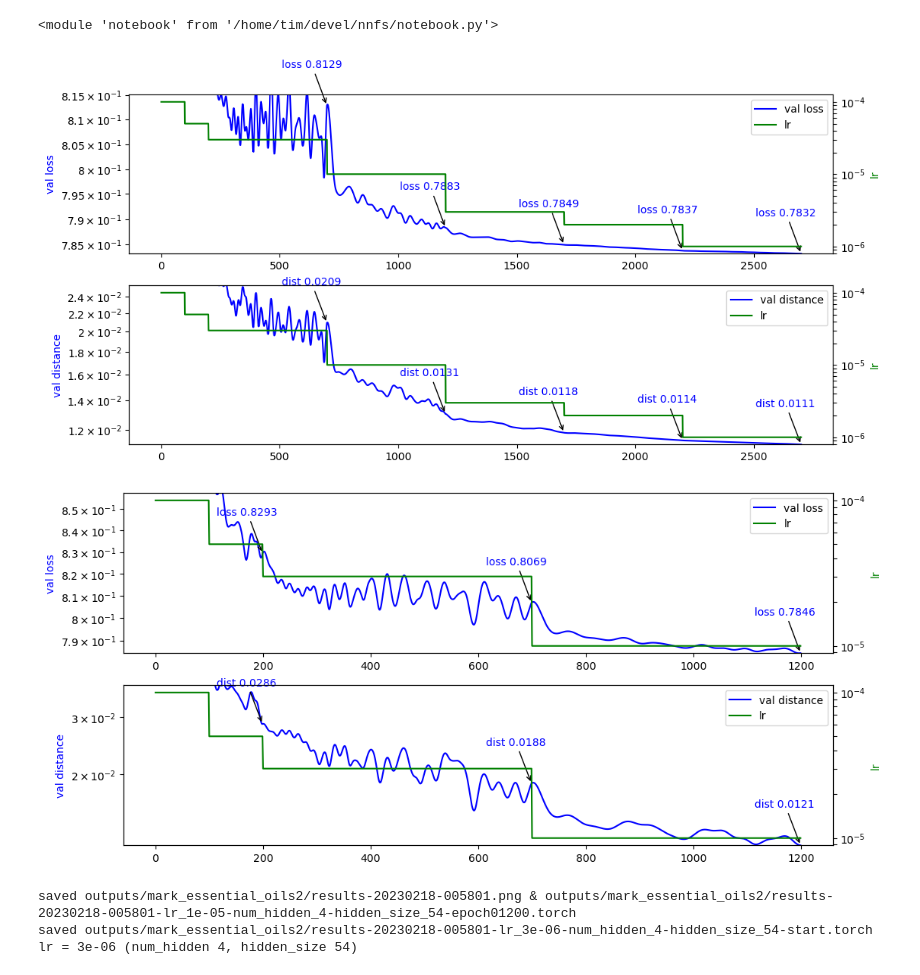
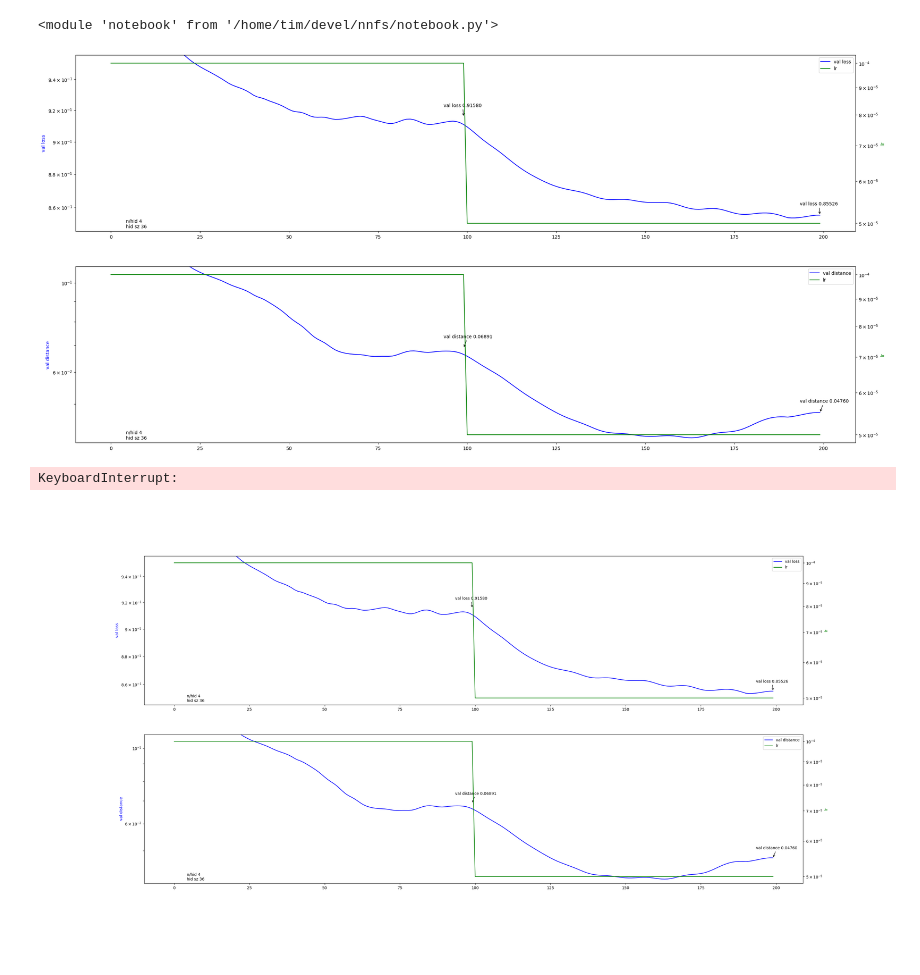
Before and after one commit to timh/nn-202302, a Jupyter notebook: mark_essential_oils2.ipynb, the cells around one changed output. Saved outputs shown, nothing was run; the diff lists cells and outputs as text; code cells hidden in the pictures.

Commit message:
add easy annotations and smoothing to notebook.render

```diff
--- a/mark_essential_oils2.ipynb
+++ b/mark_essential_oils2.ipynb
@@ -57,7 +57,7 @@ hp_hidden_size = [i * num_mol for i in range(4, 12, 2)]
 
 # TODO - only for fast debugging
 # hp_learning_rates = {k: v//100 for k, v in hp_learning_rates.items()}
-hp_learning_rates = {k: v//10 for k, v in hp_learning_rates.items()}
+# hp_learning_rates = {k: v//10 for k, v in hp_learning_rates.items()}
 
 data_train = gen_examples(cfg, hp_num_batches, hp_batch_size)
 data_val = gen_examples(cfg, hp_num_batches, hp_batch_size)
@@ -85,7 +85,7 @@ for num_hidden in hp_num_hidden:
 
         epochs_at_cfg = 0
         cfg_epochs = sum(hp_learning_rates.values())
-        fig = plt.figure(config_idx, (12, 6))
+        fig = plt.figure(config_idx, (30, 15))
         all_figs.append(fig)
         plot_val_loss = notebook.Plot(cfg_epochs, ["val loss", "lr"], colors, fig, nrows=2, idx=1)
         plot_val_dists = notebook.Plot(cfg_epochs, ["val distance", "lr"], colors, fig, nrows=2, idx=2)
@@ -96,49 +96,40 @@ for num_hidden in hp_num_hidden:
         plot_val_dists.add_annotation(0, (0, 0), annotext, "title")
 
         for lridx, (lr, epochs) in enumerate(hp_learning_rates.items()):
             torch_filename = f"{base_filename}-lr_{lr}-num_hidden_{num_hidden}-hidden_size_{hidden_size}-start.torch"
             torch.save(cfg.net, torch_filename)
             print(f"saved {torch_filename}")
 
             lr_tensor = torch.ones((epochs,)) * lr
 
             print(f"lr = {lr} (num_hidden {num_hidden}, hidden_size {hidden_size})")
             cfg.optim = torch.optim.AdamW(cfg.net.parameters(), lr=lr)
 
             tlosses, vlosses, vdists = train(cfg, epochs, data_train, data_val)
             plot_val_loss.add_data([vlosses, lr_tensor])
             plot_val_dists.add_data([vdists, lr_tensor])
 
-            plot_val_loss.add_annotation(0,
-                                         xy=(epochs_at_cfg + epochs - 1, vlosses[-1].item()),
-                                         annotext=f"loss {vlosses[-1]:.4f}",
-                                         pos="above")
-            plot_val_dists.add_annotation(0,
-                                          xy=(epochs_at_cfg + epochs - 1, vdists[-1].item()),
-                                          annotext=f"dist {vdists[-1]:.4f}",
-                                          pos="above")
-
-            plot_val_loss.render({"val loss": 0.9})
-            plot_val_dists.render({"val distance": 0.9})
+            smooth_steps = 20
+            chop_top_quantile = 0.9
+            plot_val_loss.render(chop_top_quantile, smooth_steps, True)
+            plot_val_dists.render(chop_top_quantile, smooth_steps, True)
 
             display.clear_output(True)
             for f in all_figs:
                 display.display(f)
                 # plt.show(f)
 
             epochs_at_cfg += epochs
 
             torch_filename = f"{base_filename}-lr_{lr}-num_hidden_{num_hidden}-hidden_size_{hidden_size}-epoch{epochs_at_cfg:05}.torch"
             torch.save(cfg.net, torch_filename)
             img_filename = f"{base_filename}.png"
             fig.savefig(img_filename)
             print(f"saved {img_filename} & {torch_filename}")
 # %% [output]
-[figure, old version]
+[figure, new version]
+KeyboardInterrupt:
-[figure, old version]
+[figure, new version]
-saved outputs/mark_essential_oils2/results-20230218-005801.png & outputs/mark_essential_oils2/results-20230218-005801-lr_1e-05-num_hidden_4-hidden_size_54-epoch01200.torch
-saved outputs/mark_essential_oils2/results-20230218-005801-lr_3e-06-num_hidden_4-hidden_size_54-start.torch
-lr = 3e-06 (num_hidden 4, hidden_size 54)
 # %%
 import matplotlib
 tensors = [m.weight.grad for m in cfg.net.modules() if isinstance(m, torch.nn.Linear)]
```
Also changed, not shown: 1 other file.
